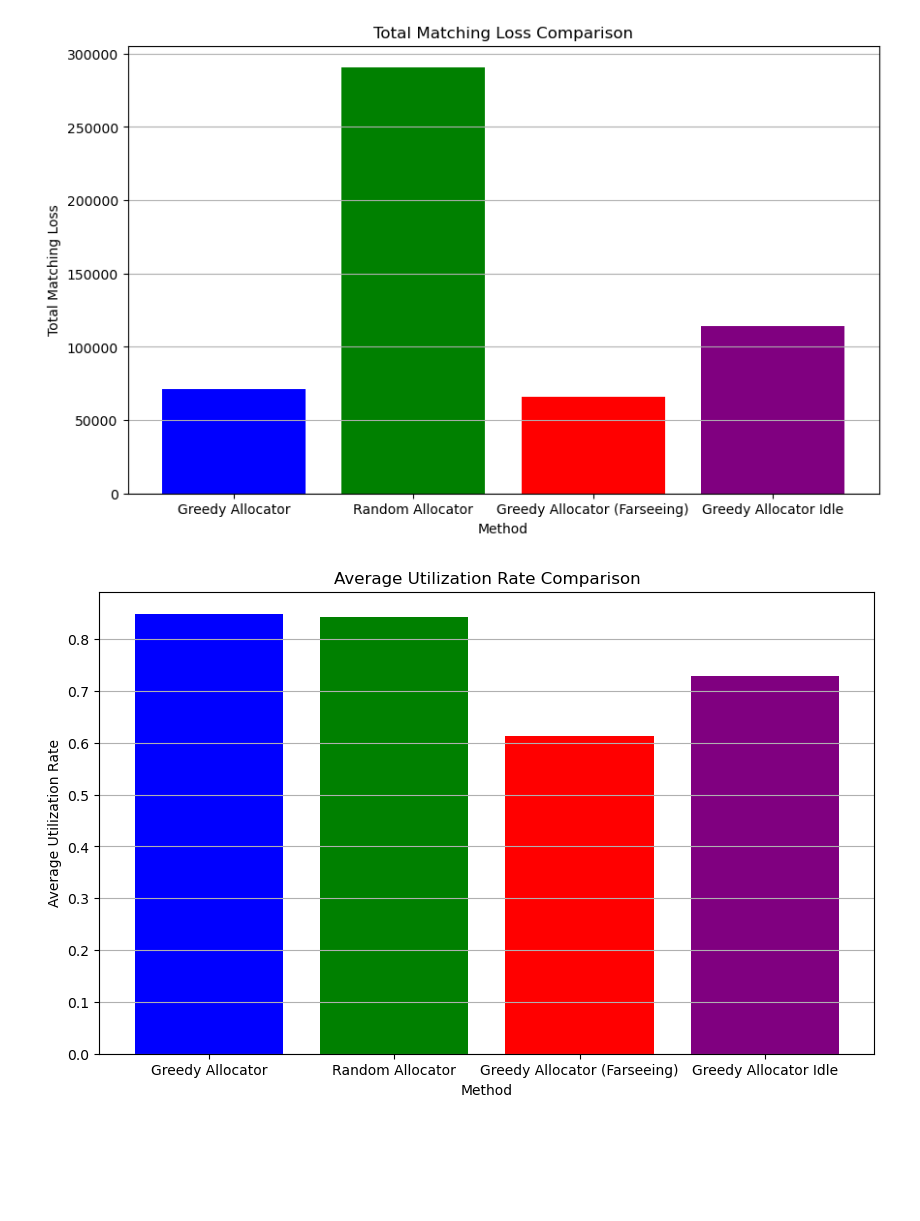
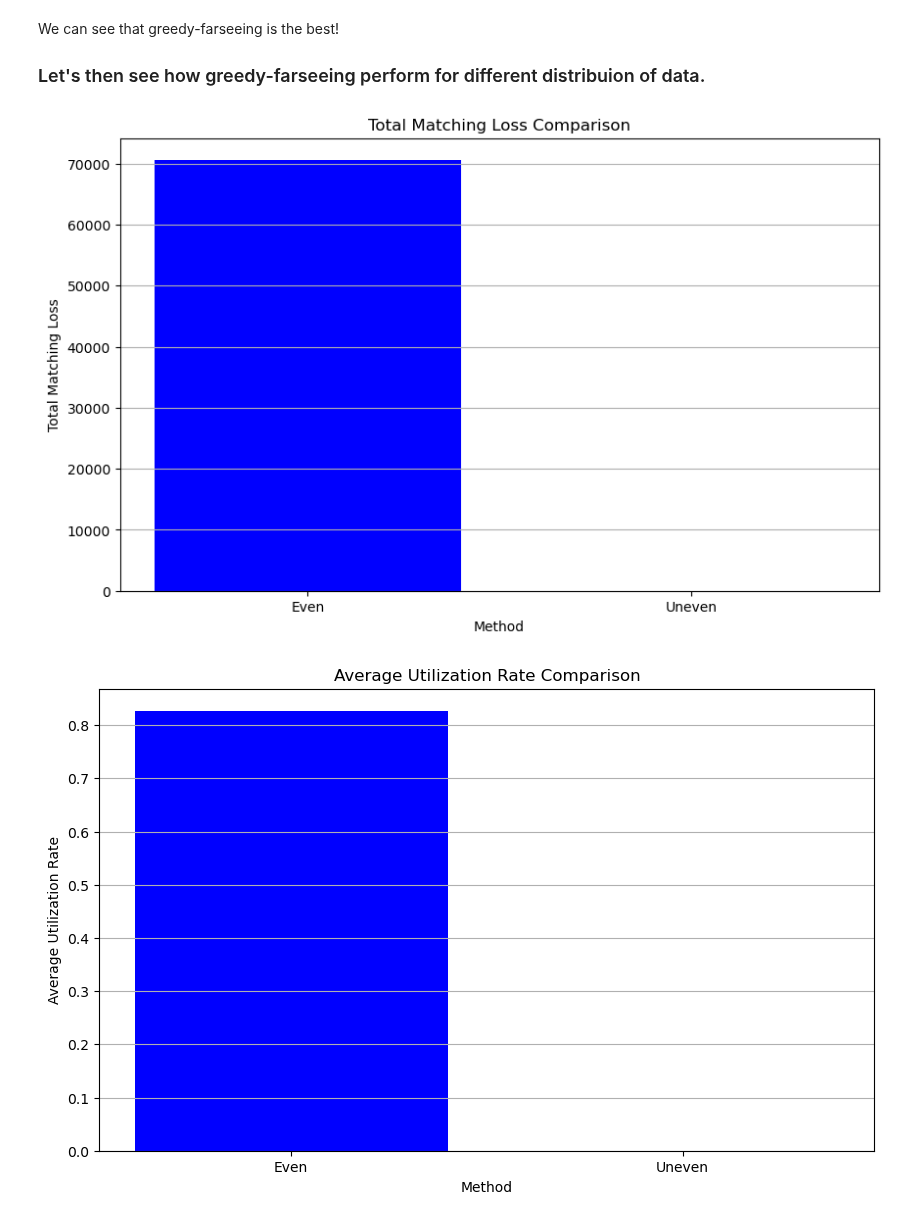
Before and after one commit to yiwen101/AllocAvenger, a Jupyter notebook: analysis.ipynb, the cells around one changed output. Saved outputs shown, nothing was run; the diff lists cells and outputs as text; code cells hidden in the pictures; blank space fills up the shorter version.

Commit message:
Updated visualisation

```diff
--- a/analysis.ipynb
+++ b/analysis.ipynb
@@ -1,7 +74,7 @@
+# %% [markdown]
+We can see that greedy-farseeing is the best!
+### Let's then see how greedy-farseeing perform for different distribuion of data.
 # %%
-import json
-import matplotlib.pyplot as plt
-
 # Load the data from the JSON files
 def load_data(filepath):
     with open(filepath, "r") as file:
@@ -9,10 +82,8 @@ def load_data(filepath):
 
 # Define comparisons
 comparisons = [
-    {"name": "Greedy Allocator", "data": load_data('./simulation_results/result_even_1_1_raw_greedy.json')},
-    {"name": "Random Allocator", "data": load_data('./simulation_results/result_even_1_1_raw_random.json')},
-    {"name": "Greedy Allocator (Farseeing)", "data": load_data('./simulation_results/result_even_1_1_raw_greedy_farseeing.json')},
-    {"name": "Greedy Allocator Idle", "data": load_data('./simulation_results/result_even_1_1_raw_greedy_idle.json')},
+    {"name": "Even", "data": load_data('./simulation_results/result_even_1_1_raw_greedy.json')},
+    {"name": "Uneven", "data": load_data('./simulation_results/result_uneven_1_1_raw_greedy.json')},
     # Add more comparisons as needed
 ]
 
@@ -46,33 +117,33 @@ plot_matching_loss()
 def plot_avg_utilization():
     plt.figure(figsize=(10, 6))
     methods = [comp["name"] for comp in comparisons]
     avg_utilizations = [comp["data"][1] for comp in comparisons]
     colors = ['blue', 'green', 'red', 'purple', 'yellow']  # Add more colors if needed
     plt.bar(methods, avg_utilizations, color=colors)
     plt.title('Average Utilization Rate Comparison')
     plt.ylabel('Average Utilization Rate')
     plt.xlabel('Method')
     plt.grid(axis='y')
     plt.show()
 
 plot_avg_utilization()
 
 
 # Plotting histograms of the utilization rates for all moderators for all methods
 def plot_moderators_utilization():
     plt.figure(figsize=(15, 6))
     colors = ['blue', 'green', 'red', 'purple', 'yellow']  # Add more colors if needed
     for i, comp in enumerate(comparisons):
         plt.subplot(1, len(comparisons), i+1)
         plt.hist(comp["data"][3], bins=30, color=colors[i], alpha=0.7)
-        plt.title(f'{comp["name"]} - Moderators Utilization Rate')
+        plt.title(f'{comp["name"]}')
         plt.xlabel('Utilization Rate')
         plt.ylabel('Number of Moderators')
         plt.grid(axis='y')
     plt.tight_layout()
     plt.show()
 
 plot_moderators_utilization()
 # %% [output]
-[figure, old version]
+[figure, new version]
-[figure, old version]
+[figure, new version]
```
Also changed, not shown: parts of 4 cells of this notebook, 3 other files.
